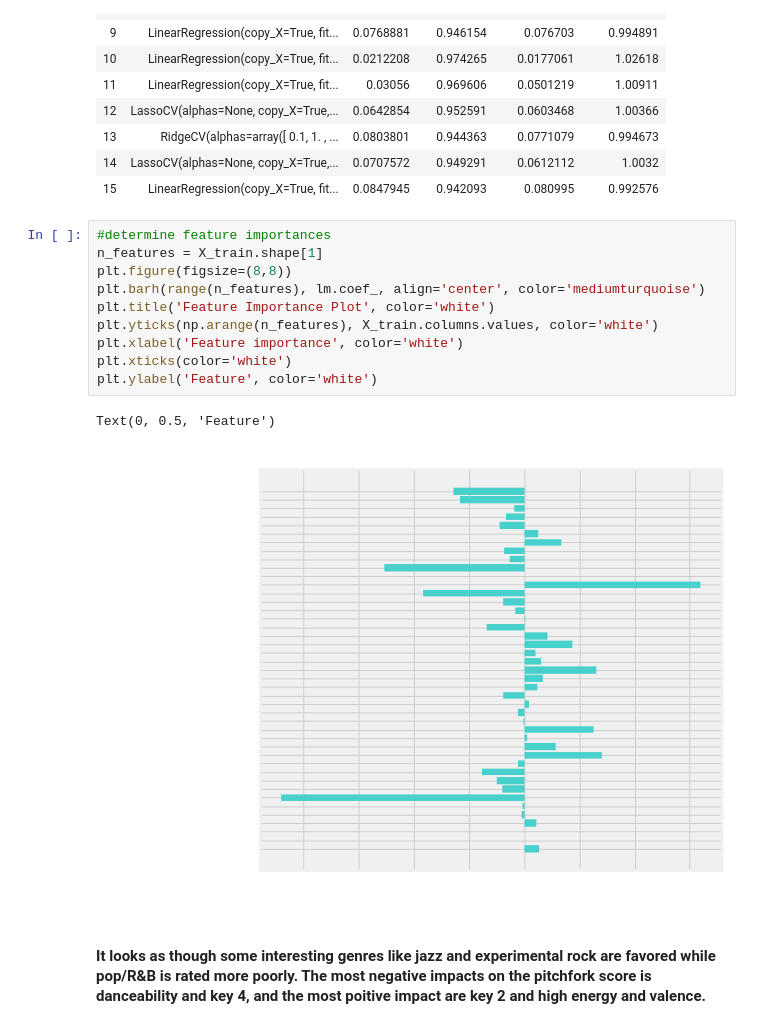
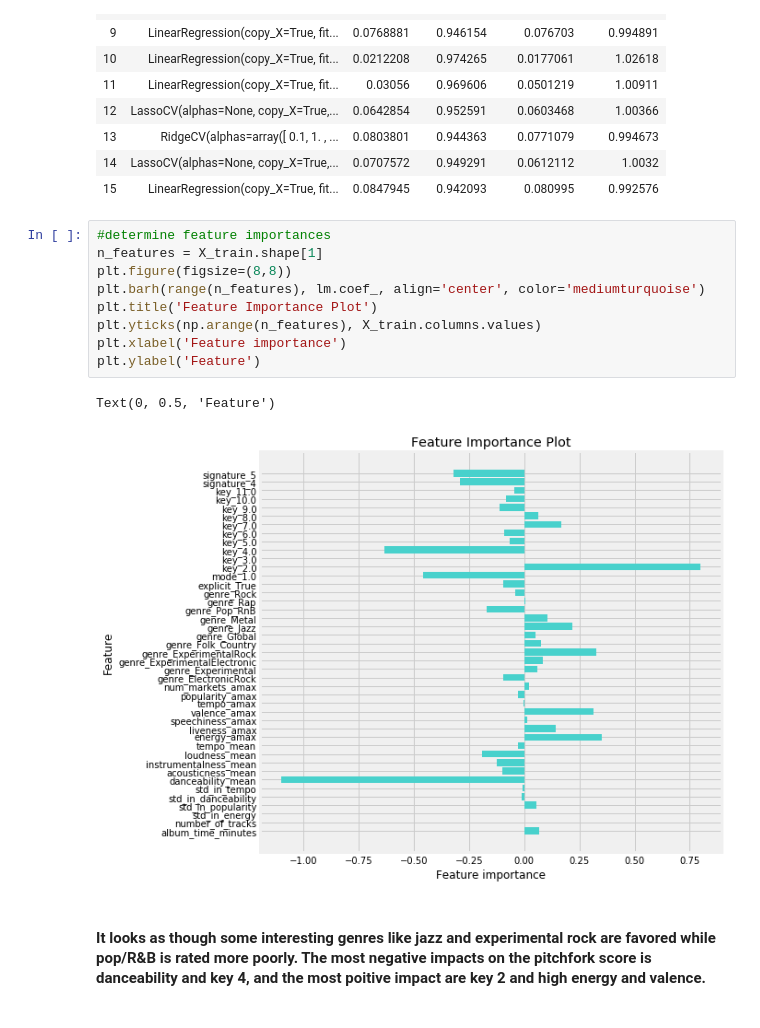
Before and after one commit to bpbull/virtual_vinyl_critic, a Jupyter notebook: modeling.ipynb, the cells around one changed output. Cells and saved outputs as stored; diff of their text form.

Commit message:
changed graph color

```diff
--- a/modeling.ipynb
+++ b/modeling.ipynb
@@ -535,15 +535,14 @@ Testing Root Mean Square Error 0.9925760289656683
 # %%
 #determine feature importances
 n_features = X_train.shape[1]
 plt.figure(figsize=(8,8))
 plt.barh(range(n_features), lm.coef_, align='center', color='mediumturquoise')
-plt.title('Feature Importance Plot', color='white')
-plt.yticks(np.arange(n_features), X_train.columns.values, color='white')
-plt.xlabel('Feature importance', color='white')
-plt.xticks(color='white')
-plt.ylabel('Feature', color='white')
+plt.title('Feature Importance Plot')
+plt.yticks(np.arange(n_features), X_train.columns.values)
+plt.xlabel('Feature importance')
+plt.ylabel('Feature')
 # %% [output]
 Text(0, 0.5, 'Feature')
-[figure, old version]
+[figure, new version]
 # %% [markdown]
 #### It looks as though some interesting genres like jazz and experimental rock are favored while pop/R&B is rated more poorly. The most negative impacts on the pitchfork score is danceability and key 4,  and the most poitive impact are key 2 and high energy and valence.
```
